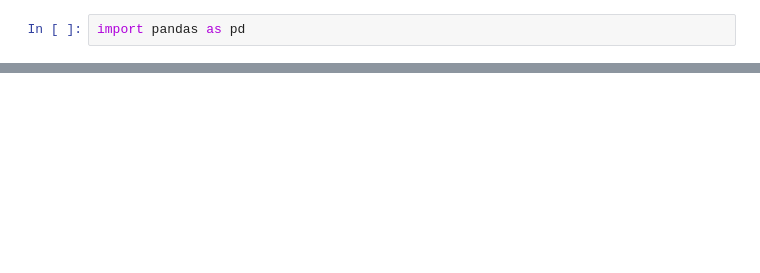
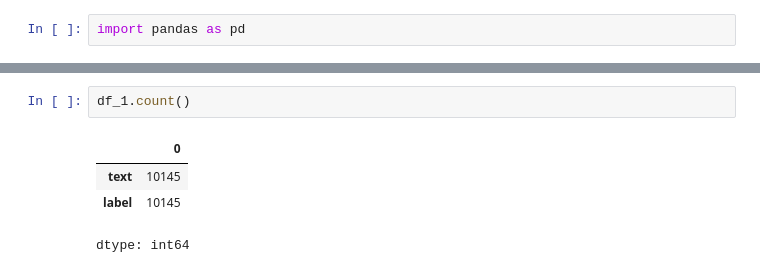
Before and after one commit to Leo278V/Final-Assignment-PDS, a Jupyter notebook: Final_Assignment_PDS.ipynb, the cells around one changed output, grey strips where cells are left out. Drawn from its saved outputs; the diff is of its cells as text; blank space fills up the shorter version.

```diff
--- a/Final_Assignment_PDS.ipynb
+++ b/Final_Assignment_PDS.ipynb
@@ -13,3 +13,10 @@ df_1.head()
 | 2 | Beratung & Projekte | Project Management |
 | 3 | Beratung & Projektmanagement | Project Management |
 | 4 | Beratung und Projektmanagement ko... | Project Management |
+# %%
+df_1.count()
+# %% [output]
+|  | 0 |
+| text | 10145 |
+| label | 10145 |
+dtype: int64
```
Also changed, not shown: parts of 13 cells of this notebook.
